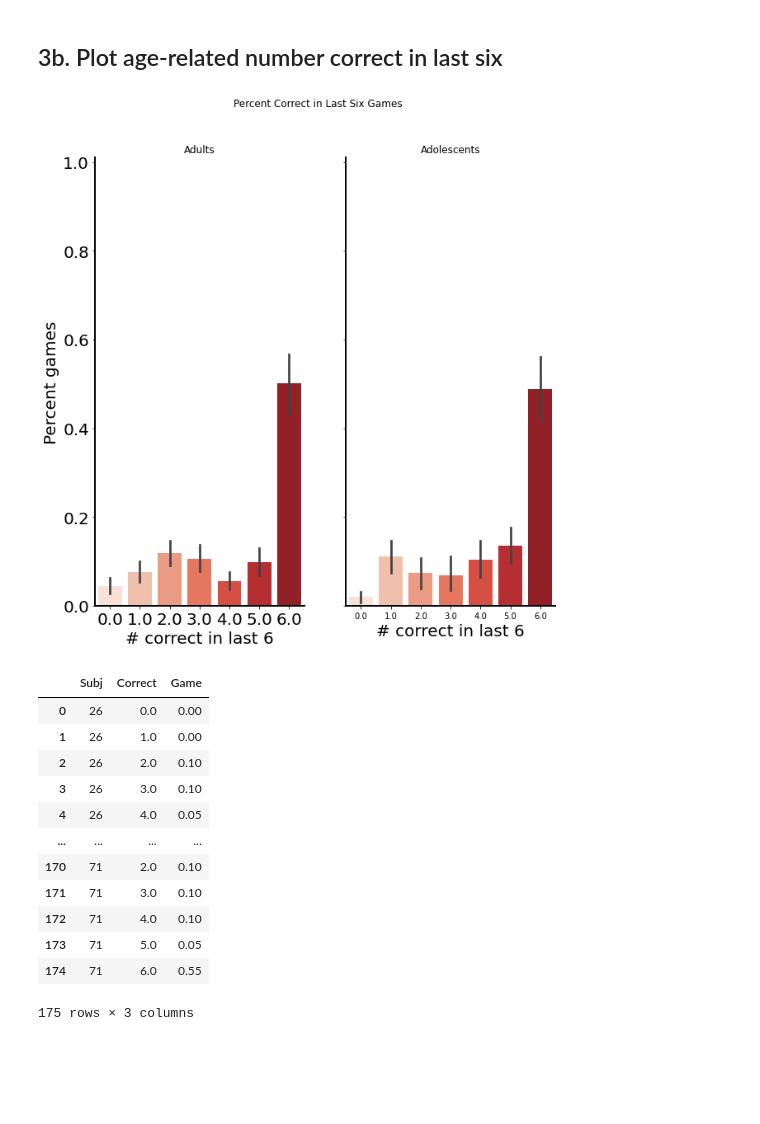
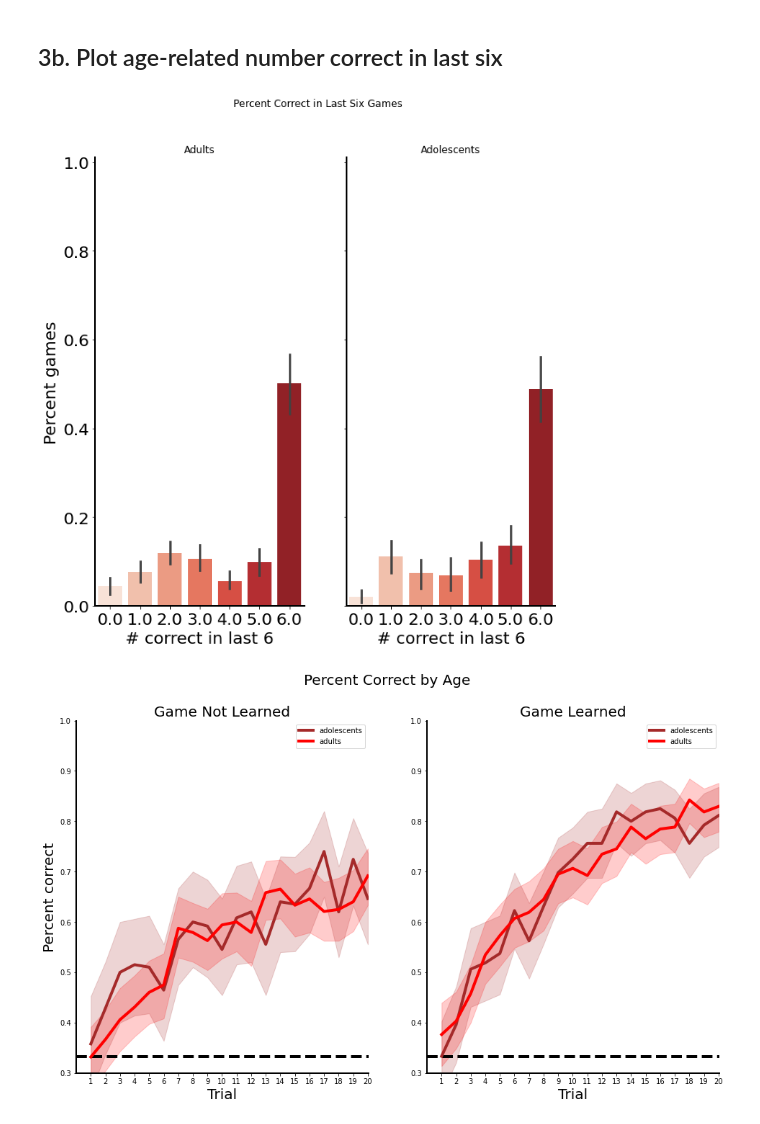
Before and after one commit to angelaradulescu/ldm-analysis, a Jupyter notebook: BehavioralAnalyses.ipynb, the cells around one changed output. Saved outputs shown, nothing was run; the diff lists cells and outputs as text; code cells hidden in the pictures; blank space fills up the shorter version.

```diff
--- a/BehavioralAnalyses.ipynb
+++ b/BehavioralAnalyses.ipynb
@@ -268,21 +251,48 @@ for axis in ['top','bottom','left','right']:
       ax1.spines[axis].set_linewidth(2)
       ax2.spines[axis].set_linewidth(2)
 ax1.tick_params(labelsize=20)
+ax2.tick_params(labelsize=20)
 # %% [output]
-[figure, old version]
+[figure, new version]
-# %%
-adult_learned = adult_df_last_6.
-# %% [output]
-|  | Subj | Correct | Game |
-| 0 | 26 | 0.0 | 0.00 |
-| 1 | 26 | 1.0 | 0.00 |
-| 2 | 26 | 2.0 | 0.10 |
-| 3 | 26 | 3.0 | 0.10 |
-| 4 | 26 | 4.0 | 0.05 |
-| ... | ... | ... | ... |
-| 170 | 71 | 2.0 | 0.10 |
-| 171 | 71 | 3.0 | 0.10 |
-| 172 | 71 | 4.0 | 0.10 |
-| 173 | 71 | 5.0 | 0.05 |
-| 174 | 71 | 6.0 | 0.55 |
-175 rows × 3 columns
+# %%
+# separate adults and adolescents in learned vs not learned
+learned_adole_df = adole_behav_data.loc[adole_behav_data['LearnedFeat']]
+notlearned_adole_df = adole_behav_data.loc[adole_behav_data['LearnedFeat'] == False]
+
+learned_adult_df = adult_behav_data.loc[adult_behav_data['LearnedFeat']]
+notlearned_adult_df = adult_behav_data.loc[adult_behav_data['LearnedFeat'] == False]
+# %%
+df_adole_learned = pd.melt(learned_adole_df, col_level=0, id_vars='WithinGameTrial', value_vars=['Correct'])
+df_adole_notlearned = pd.melt(notlearned_adole_df, col_level=0, id_vars='WithinGameTrial', value_vars=['Correct'])
+df_adult_learned = pd.melt(learned_adult_df, col_level=0, id_vars='WithinGameTrial', value_vars=['Correct'])
+df_adult_notlearned = pd.melt(notlearned_adult_df, col_level=0, id_vars='WithinGameTrial', value_vars=['Correct'])
+
+fig, (ax1, ax2) = plt.subplots(1 ,2, figsize=(16,9))
+fig.suptitle('Percent Correct by Age',fontsize = 20)
+ax1.set_title('Game Not Learned',fontsize = 20)
+ax2.set_title('Game Learned',fontsize = 20)
+ax1.axhline(y=1/3, color='k', lw=4, linestyle='--');
+ax2.axhline(y=1/3, color='k', lw=4, linestyle='--');
+
+l1 = sns.lineplot(ax = ax1, x = 'WithinGameTrial', y="value", err_style="band", ci=95, data=df_adole_notlearned, lw=4, legend='brief', label='adolescents', color='brown')
+l2 = sns.lineplot(ax = ax2, x = 'WithinGameTrial', y="value", err_style="band", ci=95, data=df_adole_learned, lw=4, legend='brief', label='adolescents', color='brown')
+l3 = sns.lineplot(ax = ax1, x = 'WithinGameTrial', y="value", err_style="band", ci=95, data=df_adult_notlearned, lw=4, legend='brief', label='adults',  color='red')
+l4 = sns.lineplot(ax = ax2, x = 'WithinGameTrial', y="value", err_style="band", ci=95, data=df_adult_learned, lw=4, legend='brief', label='adults', color='red')
+l2.set(ylabel=None)
+sns.despine()
+ax1.set_xlim([0,game_length+.05])
+ax1.set_ylim([0.3,1])
+ax1.set_xticks(np.arange(game_length)+1)
+ax2.set_xlim([0,game_length+.05])
+ax2.set_ylim([0.3, 1])
+ax2.set_xticks(np.arange(game_length)+1)
+xl = ax1.set_xlabel('Trial',fontsize = 20);
+yl = ax1.set_ylabel('Percent correct',fontsize = 20);
+xl = ax2.set_xlabel('Trial',fontsize = 20);
+for axis in ['top','bottom','left','right']:
+      ax1.spines[axis].set_linewidth(2)
+      ax2.spines[axis].set_linewidth(2)
+ax1.tick_params(axis='x',colors='k')
+ax2.tick_params(axis='x',colors='k')
+# %% [output]
+[figure, added]
```
Also changed, not shown: parts of 5 cells of this notebook, 4 other files.
